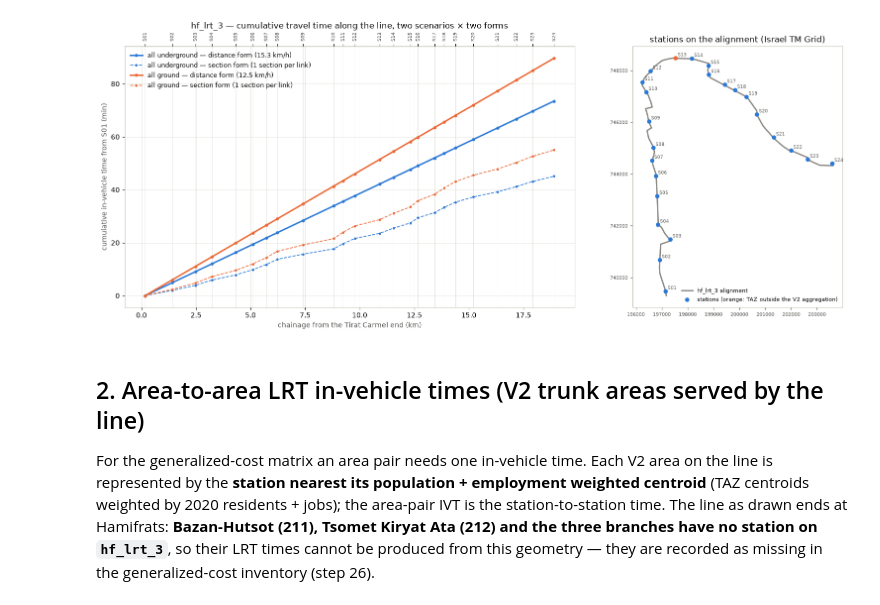
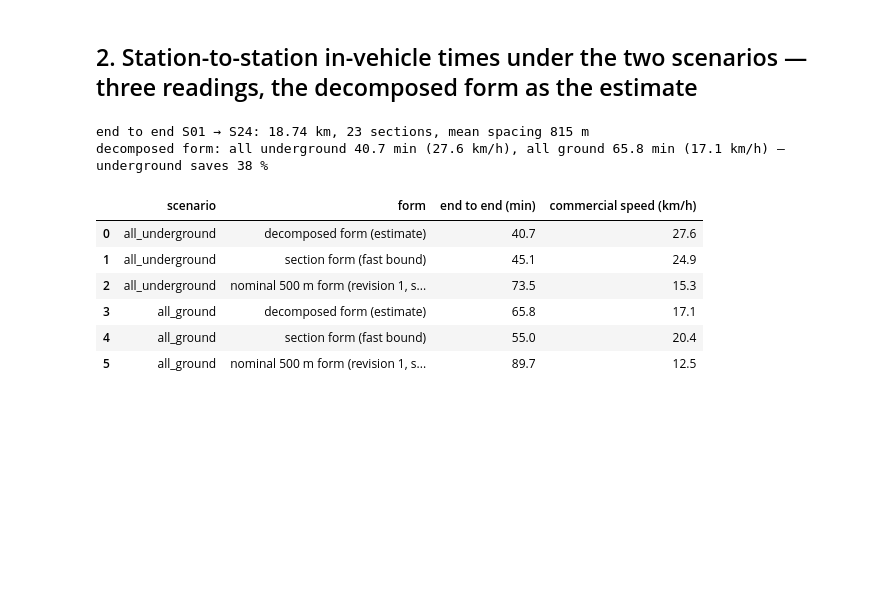
Before and after one commit to oh-da/Nofit_LRT_Extension, a Jupyter notebook: notebooks/current/LRT_line_stations_travel_time.ipynb, the cells around one changed output. Drawn from its saved outputs; the diff is of its cells as text; code cells hidden in the pictures; blank space fills up the shorter version.

```diff
--- a/notebooks/current/LRT_line_stations_travel_time.ipynb
+++ b/notebooks/current/LRT_line_stations_travel_time.ipynb
@@ -142,25 +144,42 @@ end to end S01 → S24: 18.74 km, 23 sections
-# %%
-fig, axes = plt.subplots(1, 2, figsize=(16, 6.5), facecolor='white', gridspec_kw={'width_ratios': [1.6, 1]})
-ax = axes[0]
-for sc, color in [('all_underground', BLUE), ('all_ground', ORANGE)]:
-    ax.plot(prof['chainage_m'] / 1000, prof[f'cum_min_{sc}'], color=color, lw=2.2, marker='o', ms=3.5, label=f'{sc.replace("_", " ")} — distance form ({SPEED[SCEN[sc]]:.1f} km/h)')
-    ax.plot(prof['chainage_m'] / 1000, prof[f'cum_min_{sc}_section_form'], color=color, lw=1.2, ls='--', marker='o', ms=2.5, label=f'{sc.replace("_", " ")} — section form (1 section per link)')
-for _, r in prof.iterrows(): ax.axvline(r['chainage_m'] / 1000, color=GRID, lw=0.5, zorder=0)
-ax.set_xlabel('chainage from the Tirat Carmel end (km)', color=INK2); ax.set_ylabel('cumulative in-vehicle time from S01 (min)', color=INK2)
-ax.set_title('hf_lrt_3 — cumulative travel time along the line, two scenarios × two forms', color=INK, fontsize=12); ax.legend(frameon=False, fontsize=9)
-ax.grid(True, color=GRID, lw=0.6); [s.set_color(AXIS) for s in ax.spines.values()]
-sec = ax.secondary_xaxis('top'); sec.set_xticks(prof['chainage_m'] / 1000); sec.set_xticklabels(prof['station_id'], fontsize=7, rotation=90, color=INK2)
-ax = axes[1]
-ax.plot(L.xy[0], L.xy[1], color=MUTED, lw=2, label='hf_lrt_3 alignment')
-ax.scatter(st['x'], st['y'], c=[BLUE if pd.notna(a) else ORANGE for a in st['AggCode']], s=28, zorder=3, label='stations (orange: TAZ outside the V2 aggregation)')
-for _, r in st.iterrows(): ax.annotate(r['station_id'], (r['x'], r['y']), fontsize=6.5, color=INK2, xytext=(3, 3), textcoords='offset points')
-ax.set_aspect('equal'); ax.set_title('stations on the alignment (Israel TM Grid)', color=INK, fontsize=12); ax.legend(frameon=False, fontsize=8, loc='lower right'); ax.tick_params(labelsize=7, colors=INK2)
-[s.set_color(AXIS) for s in ax.spines.values()]
-plt.tight_layout(); fig.savefig('Output/figures/lrt_line_profile_hf_lrt_3.png', dpi=150, bbox_inches='tight', facecolor='white'); plt.show()
-# %% [output]
-[figure, removed]
-# %% [markdown]
-## 2. Area-to-area LRT in-vehicle times (V2 trunk areas served by the line)
-
-For the generalized-cost matrix an area pair needs one in-vehicle time. Each V2 area on the line is represented by the **station nearest its population + employment weighted centroid** (TAZ centroids weighted by 2020 residents + jobs); the area-pair IVT is the station-to-station time. The line as drawn ends at Hamifrats: **Bazan-Hutsot (211), Tsomet Kiryat Ata (212) and the three branches have no station on `hf_lrt_3`**, so their LRT times cannot be produced from this geometry — they are recorded as missing in the generalized-cost inventory (step 26).
+# %% [markdown]
+## 2. Station-to-station in-vehicle times under the two scenarios — three readings, the decomposed form as the estimate
+# %%
+n = len(st); chain = st['chainage_m'].values / 1000; ids = list(st['station_id']); seg = np.diff(chain)       # section lengths in km
+D = np.abs(chain[:, None] - chain[None, :]); NSEC = np.abs(np.arange(n)[:, None] - np.arange(n)[None, :])
+T = {}
+for sc, regime in SCEN.items():
+    cum = np.concatenate([[0], np.cumsum([section_time(d, regime) for d in seg])])           # cumulative decomposed time from S01
+    T[(sc, 'decomposed')] = pd.DataFrame(np.abs(cum[:, None] - cum[None, :]), index=ids, columns=ids)
+    T[(sc, 'section')] = pd.DataFrame(NSEC * COEF_SECTION[regime], index=ids, columns=ids)
+    T[(sc, 'nominal500m')] = pd.DataFrame(D * COEF_KM_NOMINAL[regime], index=ids, columns=ids)
+    T[(sc, 'decomposed')].to_csv(f'{OUT}/lrt_station_times_{sc}.csv', float_format='%.2f')                     # the estimate
+    T[(sc, 'section')].to_csv(f'{OUT}/lrt_station_times_{sc}_section_form.csv', float_format='%.2f')          # fast bound
+    T[(sc, 'nominal500m')].to_csv(f'{OUT}/lrt_station_times_{sc}_nominal500m_form.csv', float_format='%.2f')  # revision-1 reading, slow bound
+pd.DataFrame(D, index=ids, columns=ids).to_csv(f'{OUT}/lrt_station_distances_km.csv', float_format='%.3f')
+prof = st[['station_id', 'chainage_m', 'dist_to_next_m', 'AggAreaName']].copy()
+for sc, regime in SCEN.items():
+    prof[f'cum_min_{sc}'] = T[(sc, 'decomposed')].iloc[0].values
+    prof[f'cum_min_{sc}_section_form'] = T[(sc, 'section')].iloc[0].values
+    prof[f'cum_min_{sc}_nominal500m_form'] = T[(sc, 'nominal500m')].iloc[0].values
+    prof[f'section_min_{sc}'] = [section_time(d, regime) for d in seg] + [np.nan]
+prof.to_csv(f'{OUT}/lrt_line_profile.csv', index=False, float_format='%.2f')
+span = chain[-1] - chain[0]; print(f"end to end S01 → S{n:02d}: {span:.2f} km, {n - 1} sections, mean spacing {span / (n - 1) * 1000:.0f} m")
+summary = []
+for sc in SCEN:
+    for form, lab in [('decomposed', 'decomposed form (estimate)'), ('section', 'section form (fast bound)'), ('nominal500m', 'nominal 500 m form (revision 1, slow bound)')]:
+        e = T[(sc, form)].iloc[0, -1]; summary.append({'scenario': sc, 'form': lab, 'end to end (min)': e, 'commercial speed (km/h)': span / e * 60})
+summary = pd.DataFrame(summary); summary.to_csv(f'{OUT}/lrt_end_to_end_summary.csv', index=False, float_format='%.2f')
+ug, gr = T[('all_underground', 'decomposed')].iloc[0, -1], T[('all_ground', 'decomposed')].iloc[0, -1]
+print(f"decomposed form: all underground {ug:.1f} min ({span / ug * 60:.1f} km/h), all ground {gr:.1f} min ({span / gr * 60:.1f} km/h) — underground saves {(1 - ug / gr) * 100:.0f} %")
+summary.round(1)
+# %% [output]
+end to end S01 → S24: 18.74 km, 23 sections, mean spacing 815 m
+decomposed form: all underground 40.7 min (27.6 km/h), all ground 65.8 min (17.1 km/h) — underground saves 38 %
+|  | scenario | form | end to end (min) | commercial speed (km/h) |
+| 0 | all_underground | decomposed form (estimate) | 40.7 | 27.6 |
+| 1 | all_underground | section form (fast bound) | 45.1 | 24.9 |
+| 2 | all_underground | nominal 500 m form (revision 1, s... | 73.5 | 15.3 |
+| 3 | all_ground | decomposed form (estimate) | 65.8 | 17.1 |
+| 4 | all_ground | section form (fast bound) | 55.0 | 20.4 |
+| 5 | all_ground | nominal 500 m form (revision 1, s... | 89.7 | 12.5 |
 # %%
```
Also changed, not shown: parts of 8 cells of this notebook, 27 other files.
